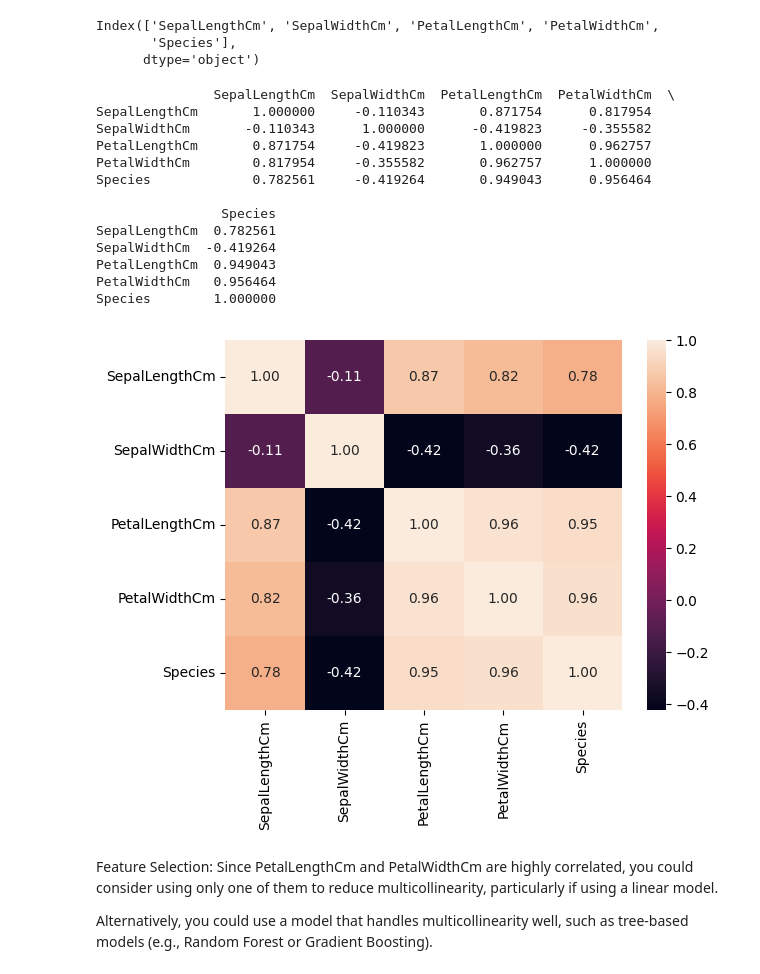
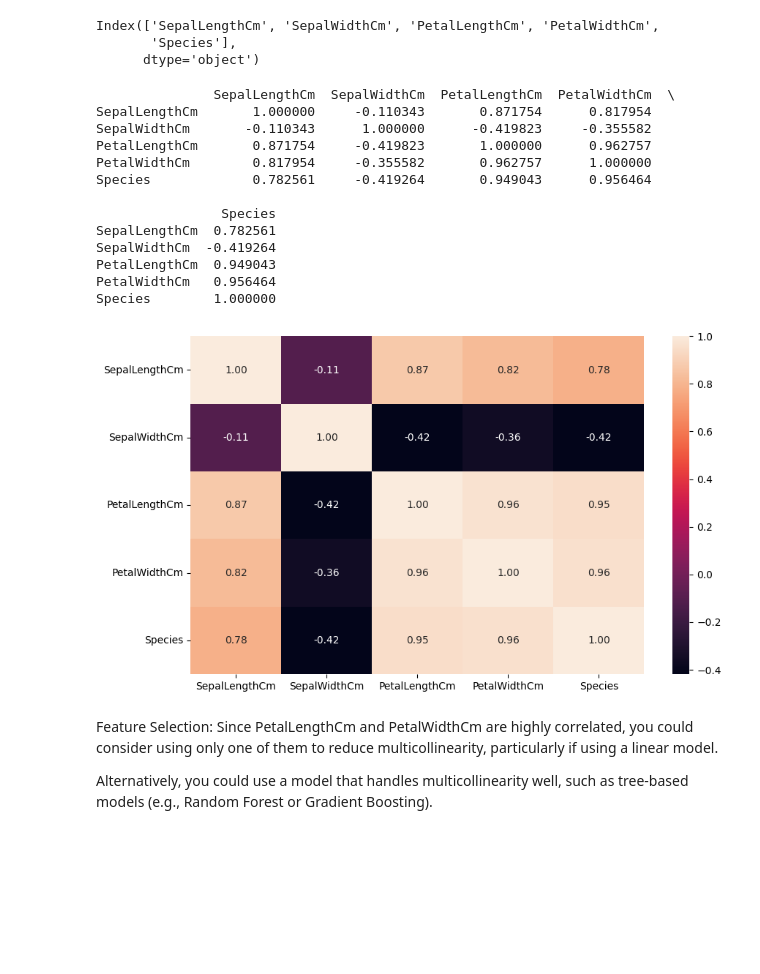
Before and after one commit to HRKhan-DS/iris_project, a Jupyter notebook: notebooks/eda.ipynb, the cells around one changed output. Cells and saved outputs as stored; diff of their text form; code cells hidden in the pictures; blank space fills up the shorter version.

```diff
--- a/notebooks/eda.ipynb
+++ b/notebooks/eda.ipynb
@@ -169,23 +169,24 @@ df['Species'] = le.fit_transform(df['Species'])
 # %%
 matrix = df.corr()
 print(matrix)
+plt.figure(figsize=(10,6))
 sns.heatmap(matrix,annot=True,fmt='.2f')
 plt.show()
 # %% [output]
                SepalLengthCm  SepalWidthCm  PetalLengthCm  PetalWidthCm  \
 SepalLengthCm       1.000000     -0.110343       0.871754      0.817954
 SepalWidthCm       -0.110343      1.000000      -0.419823     -0.355582
 PetalLengthCm       0.871754     -0.419823       1.000000      0.962757
 PetalWidthCm        0.817954     -0.355582       0.962757      1.000000
 Species             0.782561     -0.419264       0.949043      0.956464
 
                 Species
 SepalLengthCm  0.782561
 SepalWidthCm  -0.419264
 PetalLengthCm  0.949043
 PetalWidthCm   0.956464
 Species        1.000000
-[figure, old version]
+[figure, new version]
 # %% [markdown]
 Feature Selection:
 Since PetalLengthCm and PetalWidthCm are highly correlated, you could consider using only one of them to reduce multicollinearity, particularly if using a linear model.
```
Also changed, not shown: parts of 1 cell of this notebook, 5 other files.
